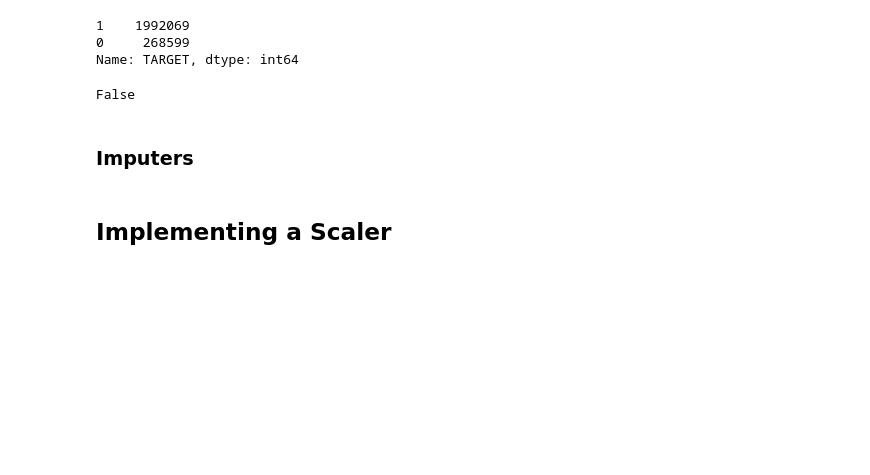
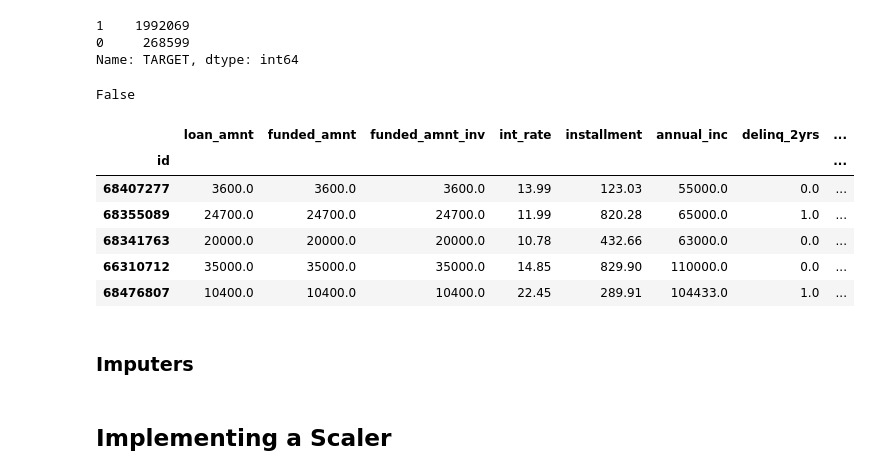
Before and after one commit to AJLei/LendingClub, a Jupyter notebook: Upload.ipynb, the cells around one changed output. Cells and saved outputs as stored; diff of their text form; code cells hidden in the pictures; blank space fills up the shorter version.

```diff
--- a/Upload.ipynb
+++ b/Upload.ipynb
@@ -88,6 +88,16 @@ temp = df[['loan_amnt', 'funded_amnt', 'funded_amnt_inv', 'int_rate',
 # %%
 X = temp
 y = df['TARGET']
+# %%
+X.head()
+# %% [output]
+|  | loan_amnt | funded_amnt | funded_amnt_inv | int_rate | installment | annual_inc | delinq_2yrs | ... |
+| id |  |  |  |  |  |  |  | ... |
+| 68407277 | 3600.0 | 3600.0 | 3600.0 | 13.99 | 123.03 | 55000.0 | 0.0 | ... |
+| 68355089 | 24700.0 | 24700.0 | 24700.0 | 11.99 | 820.28 | 65000.0 | 1.0 | ... |
+| 68341763 | 20000.0 | 20000.0 | 20000.0 | 10.78 | 432.66 | 63000.0 | 0.0 | ... |
+| 66310712 | 35000.0 | 35000.0 | 35000.0 | 14.85 | 829.90 | 110000.0 | 0.0 | ... |
+| 68476807 | 10400.0 | 10400.0 | 10400.0 | 22.45 | 289.91 | 104433.0 | 1.0 | ... |
 # %% [markdown]
 ### Imputers
 # %%
```
Also changed, not shown: parts of 7 cells of this notebook.
